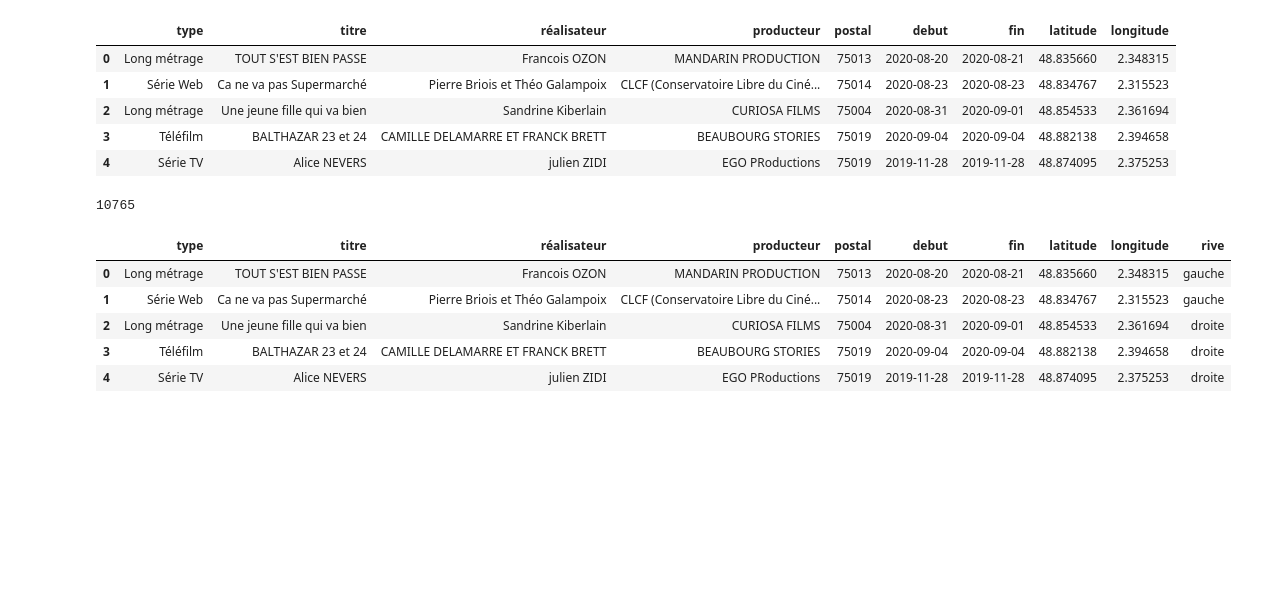
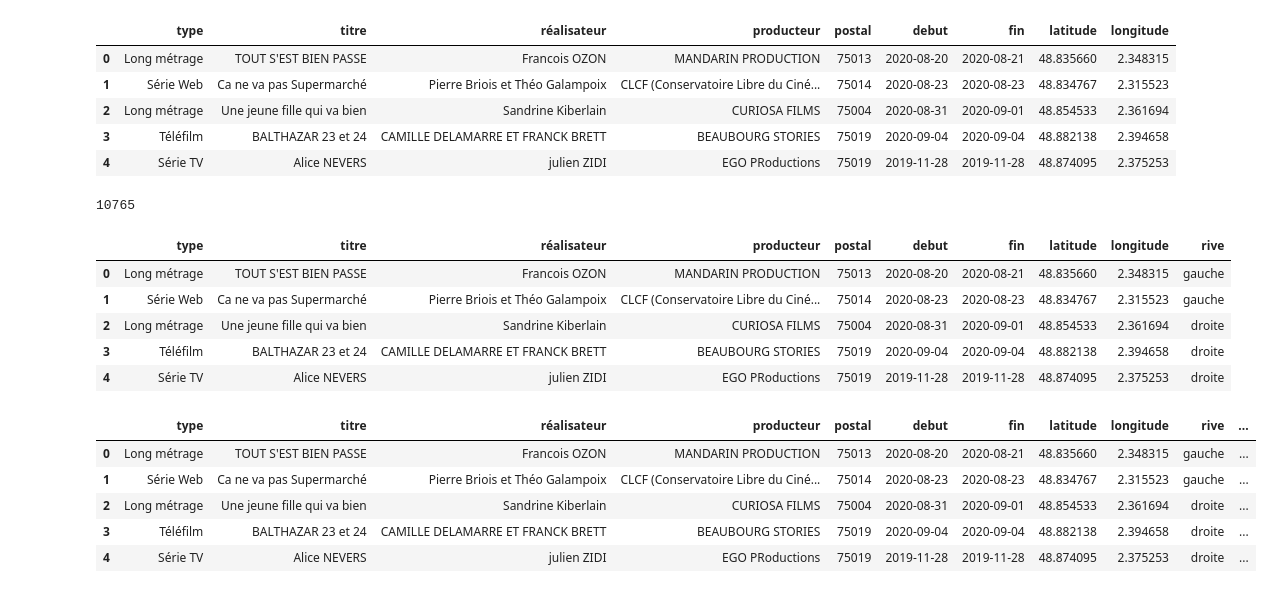
Before and after one commit to g0thier/Projet-Full-Stack, a Jupyter notebook: 01. Data Analyse/Tournage.ipynb, the cells around one changed output. Drawn from its saved outputs; the diff is of its cells as text; code cells hidden in the pictures; blank space fills up the shorter version.

```diff
--- a/01. Data Analyse/Tournage.ipynb
+++ b/01. Data Analyse/Tournage.ipynb
@@ -167,0 +156,9 @@ fig.show()
+# %%
+df_tournage.head()
+# %% [output]
+|  | type | titre | réalisateur | producteur | postal | debut | fin | latitude | longitude | rive | ... |
+| 0 | Long métrage | TOUT S'EST BIEN PASSE | Francois OZON | MANDARIN PRODUCTION | 75013 | 2020-08-20 | 2020-08-21 | 48.835660 | 2.348315 | gauche | ... |
+| 1 | Série Web | Ca ne va pas Supermarché | Pierre Briois et Théo Galampoix | CLCF (Conservatoire Libre du Ciné... | 75014 | 2020-08-23 | 2020-08-23 | 48.834767 | 2.315523 | gauche | ... |
+| 2 | Long métrage | Une jeune fille qui va bien | Sandrine Kiberlain | CURIOSA FILMS | 75004 | 2020-08-31 | 2020-09-01 | 48.854533 | 2.361694 | droite | ... |
+| 3 | Téléfilm | BALTHAZAR 23 et 24 | CAMILLE DELAMARRE ET FRANCK BRETT | BEAUBOURG STORIES | 75019 | 2020-09-04 | 2020-09-04 | 48.882138 | 2.394658 | droite | ... |
+| 4 | Série TV | Alice NEVERS | julien ZIDI | EGO PRoductions | 75019 | 2019-11-28 | 2019-11-28 | 48.874095 | 2.375253 | droite | ... |
```
Also changed, not shown: parts of 5 cells of this notebook, 9 other files.
